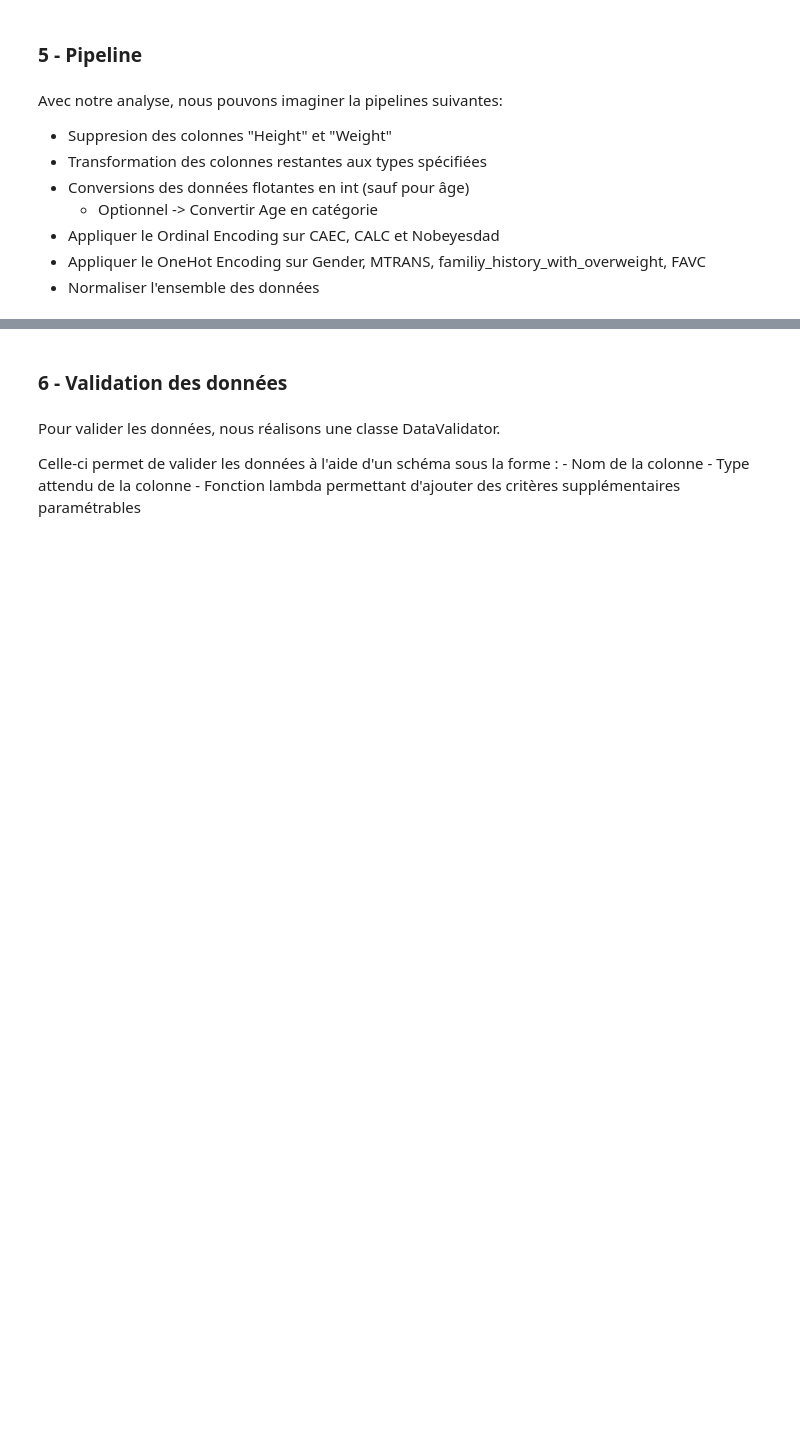
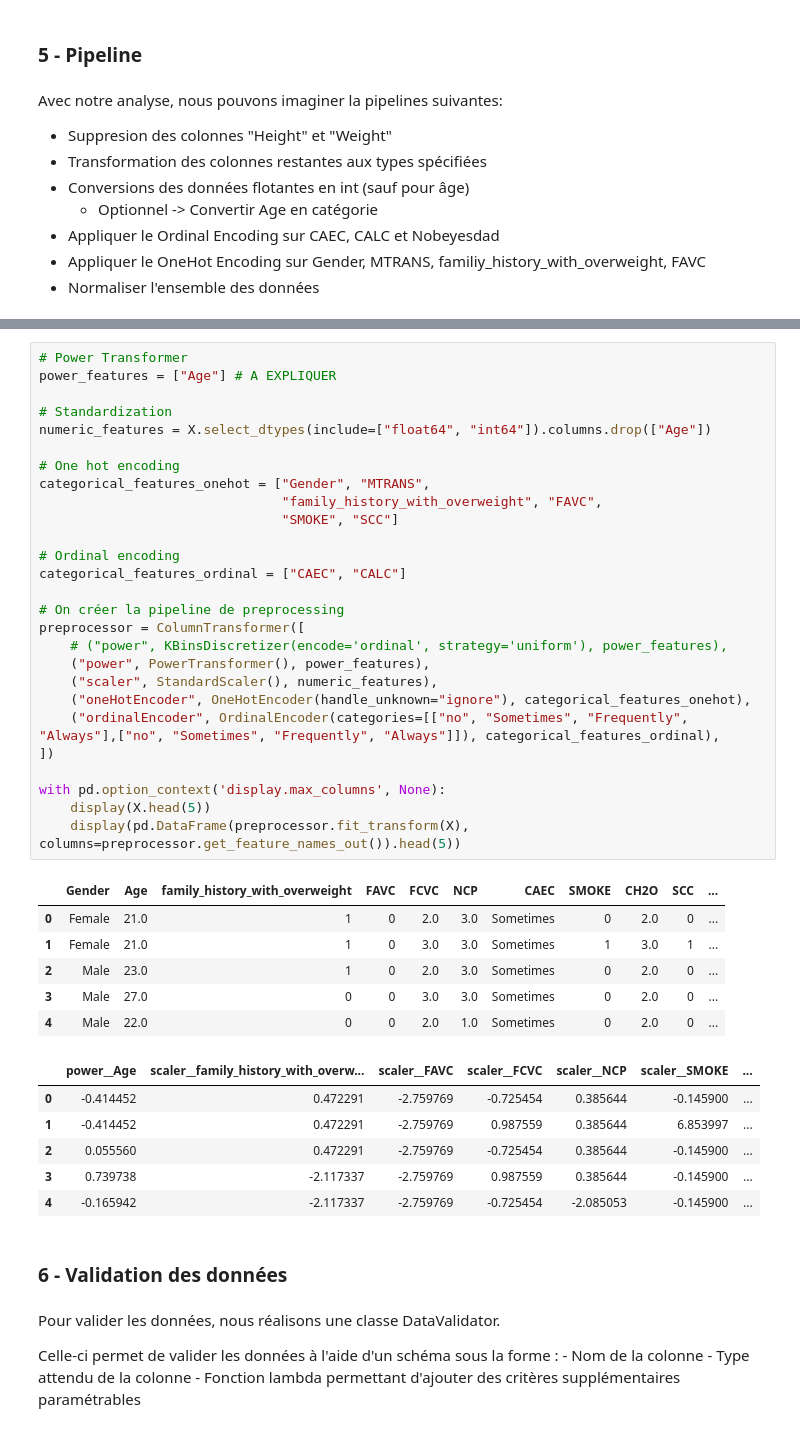
Before and after one commit to matteodcr/mgl869, a Jupyter notebook: notebook_finale.ipynb, the cells around one changed output, grey strips where cells are left out. Drawn from its saved outputs; the diff is of its cells as text; blank space fills up the shorter version.

```diff
--- a/notebook_finale.ipynb
+++ b/notebook_finale.ipynb
@@ -386,3 +355,43 @@ preprocessor = ColumnTransformer(
+# %%
+# Power Transformer
+power_features = ["Age"] # A EXPLIQUER
+
+# Standardization
+numeric_features = X.select_dtypes(include=["float64", "int64"]).columns.drop(["Age"])
+
+# One hot encoding
+categorical_features_onehot = ["Gender", "MTRANS",
+                               "family_history_with_overweight", "FAVC",
+                               "SMOKE", "SCC"]
+
+# Ordinal encoding
+categorical_features_ordinal = ["CAEC", "CALC"]
+
+# On créer la pipeline de preprocessing
+preprocessor = ColumnTransformer([
+    # ("power", KBinsDiscretizer(encode='ordinal', strategy='uniform'), power_features),
+    ("power", PowerTransformer(), power_features),
+    ("scaler", StandardScaler(), numeric_features),
+    ("oneHotEncoder", OneHotEncoder(handle_unknown="ignore"), categorical_features_onehot),
+    ("ordinalEncoder", OrdinalEncoder(categories=[["no", "Sometimes", "Frequently", "Always"],["no", "Sometimes", "Frequently", "Always"]]), categorical_features_ordinal),
+])
+
+with pd.option_context('display.max_columns', None):
+    display(X.head(5))
+    display(pd.DataFrame(preprocessor.fit_transform(X), columns=preprocessor.get_feature_names_out()).head(5))
+# %% [output]
+|  | Gender | Age | family_history_with_overweight | FAVC | FCVC | NCP | CAEC | SMOKE | CH2O | SCC | ... |
+| 0 | Female | 21.0 | 1 | 0 | 2.0 | 3.0 | Sometimes | 0 | 2.0 | 0 | ... |
+| 1 | Female | 21.0 | 1 | 0 | 3.0 | 3.0 | Sometimes | 1 | 3.0 | 1 | ... |
+| 2 | Male | 23.0 | 1 | 0 | 2.0 | 3.0 | Sometimes | 0 | 2.0 | 0 | ... |
+| 3 | Male | 27.0 | 0 | 0 | 3.0 | 3.0 | Sometimes | 0 | 2.0 | 0 | ... |
+| 4 | Male | 22.0 | 0 | 0 | 2.0 | 1.0 | Sometimes | 0 | 2.0 | 0 | ... |
+|  | power__Age | scaler__family_history_with_overw... | scaler__FAVC | scaler__FCVC | scaler__NCP | scaler__SMOKE | ... |
+| 0 | -0.414452 | 0.472291 | -2.759769 | -0.725454 | 0.385644 | -0.145900 | ... |
+| 1 | -0.414452 | 0.472291 | -2.759769 | 0.987559 | 0.385644 | 6.853997 | ... |
+| 2 | 0.055560 | 0.472291 | -2.759769 | -0.725454 | 0.385644 | -0.145900 | ... |
+| 3 | 0.739738 | -2.117337 | -2.759769 | 0.987559 | 0.385644 | -0.145900 | ... |
+| 4 | -0.165942 | -2.117337 | -2.759769 | -0.725454 | -2.085053 | -0.145900 | ... |
 # %% [markdown]
 ### 6 - Validation des données
 # %% [markdown]
```
Also changed, not shown: parts of 36 cells of this notebook, 2 other files.
